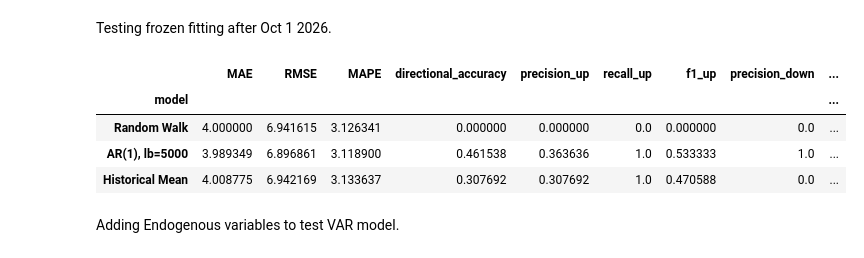
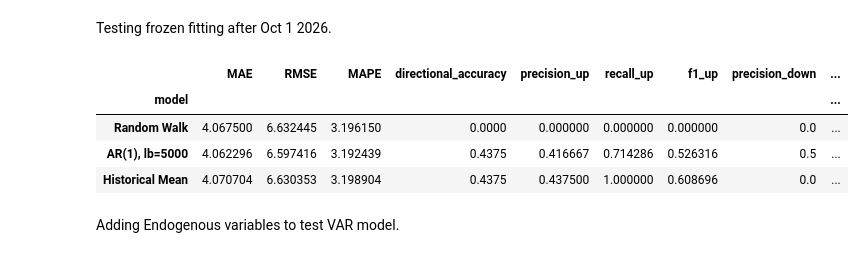
Before and after one commit to airrehn/Sample-Taxed, a Jupyter notebook: notebooks/forecast1.ipynb, the cells around one changed output. Drawn from its saved outputs; the diff is of its cells as text; code cells hidden in the pictures.

Commit message:
Use staggered Sharpe for h=1 and h=5, restore plot_forecasts

```diff
--- a/notebooks/forecast1.ipynb
+++ b/notebooks/forecast1.ipynb
@@ -242,35 +242,35 @@ Testing frozen fitting after Oct 1 2026.
 # %%
 import sys
 sys.path.append("..")
 
 from src.data import load_brent_spot
 from src.features import log_returns
 from src.models import random_walk_forecast, ar1_forecast, historical_mean_forecast
 from src.backtest import walk_forward
-from src.metrics import compare_models
+from src.metrics import compare_models_staggered
 
 spot = load_brent_spot(start="1987-01-01")
 data = spot.copy()
 data["log_return"] = log_returns(data, col="brent_spot")
 data = data.dropna()
 
 
 test_args = dict(horizon=1, start_date="2026-10-01", end_date="2026-10-23",
                  fit_end_date="2026-09-30", target_end_date="2026-10-23")
 
 test_results = {
     "Random Walk": walk_forward(data, forecast_funct=random_walk_forecast, **test_args),
     "AR(1), lb=5000": walk_forward(data, forecast_funct=ar1_forecast, lookback=3000, **test_args),
     "Historical Mean": walk_forward(data, forecast_funct=historical_mean_forecast, lookback=3000, **test_args),
 }
 
-compare_models(test_results)
+compare_models_staggered(test_results)
 # %% [output]
 |  | MAE | RMSE | MAPE | directional_accuracy | precision_up | recall_up | f1_up | precision_down | ... |
 | model |  |  |  |  |  |  |  |  | ... |
-| Random Walk | 4.000000 | 6.941615 | 3.126341 | 0.000000 | 0.000000 | 0.0 | 0.000000 | 0.0 | ... |
-| AR(1), lb=5000 | 3.989349 | 6.896861 | 3.118900 | 0.461538 | 0.363636 | 1.0 | 0.533333 | 1.0 | ... |
-| Historical Mean | 4.008775 | 6.942169 | 3.133637 | 0.307692 | 0.307692 | 1.0 | 0.470588 | 0.0 | ... |
+| Random Walk | 4.067500 | 6.632445 | 3.196150 | 0.0000 | 0.000000 | 0.000000 | 0.000000 | 0.0 | ... |
+| AR(1), lb=5000 | 4.062296 | 6.597416 | 3.192439 | 0.4375 | 0.416667 | 0.714286 | 0.526316 | 0.5 | ... |
+| Historical Mean | 4.070704 | 6.630353 | 3.198904 | 0.4375 | 0.437500 | 1.000000 | 0.608696 | 0.0 | ... |
 # %% [markdown]
 Adding Endogenous variables to test VAR model.
 # %%
```
Also changed, not shown: parts of 19 cells of this notebook, 1 other file.
